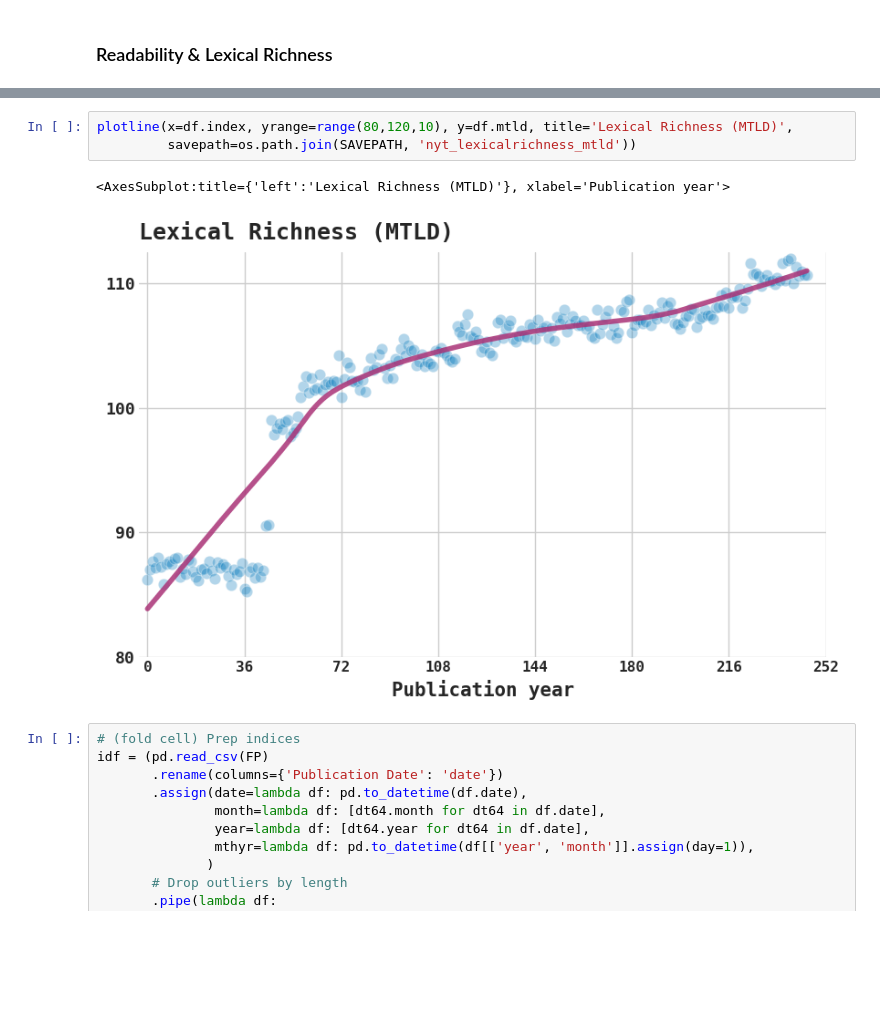
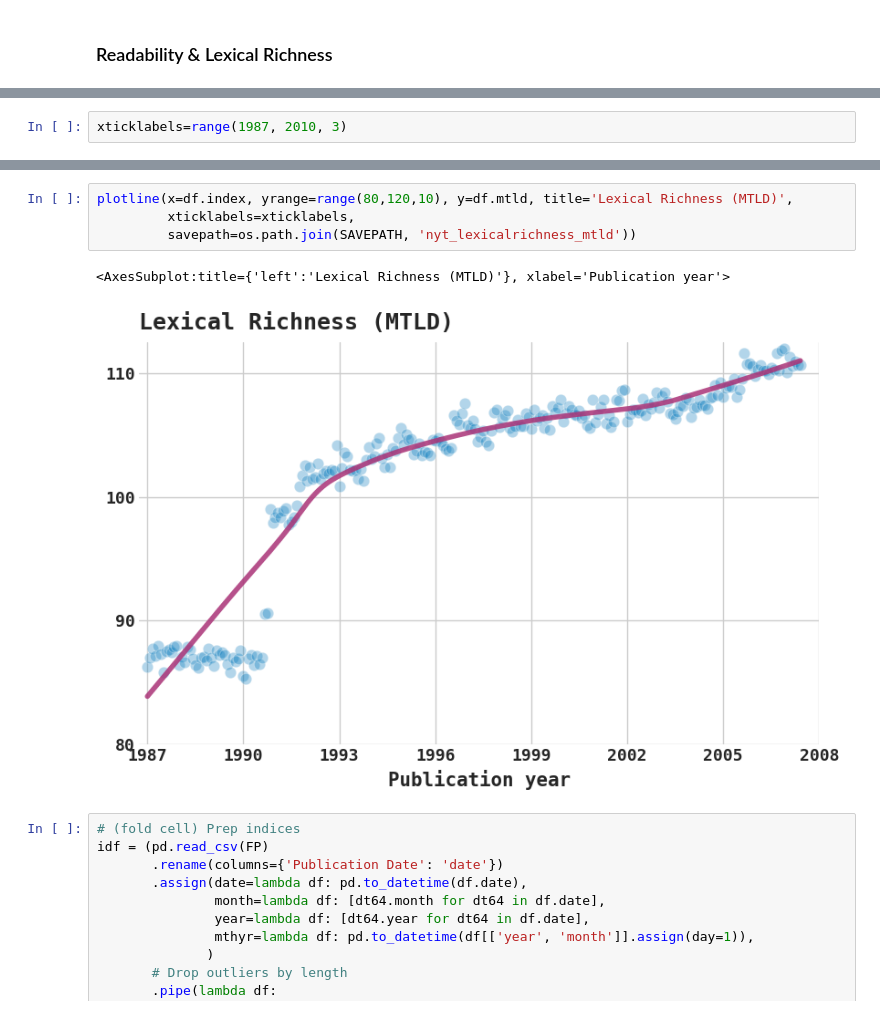
Before and after one commit to notnews/unreadable_news, a Jupyter notebook: scripts/02a_plot_nyt_textstatistics.ipynb, the cells around one changed output, grey strips where cells are left out. Cells and saved outputs as stored; diff of their text form; blank space fills up the shorter version.

```diff
--- a/scripts/02a_plot_nyt_textstatistics.ipynb
+++ b/scripts/02a_plot_nyt_textstatistics.ipynb
@@ -98,5 +98,7 @@ df.head(3)
 | 0 | 1987-01-01 | 59255.347607 | 48.395282 | 13.079217 | 15.347812 | 561.642908 | 249.332375 | 0.464668 | 86.237082 | ... |
 | 1 | 1987-02-01 | 61964.935736 | 48.262141 | 13.173343 | 15.384344 | 566.728874 | 251.335391 | 0.465815 | 87.008545 | ... |
 | 2 | 1987-03-01 | 21884.018438 | 48.456942 | 13.098056 | 15.259876 | 574.741305 | 255.275597 | 0.466182 | 87.694917 | ... |
+# %%
+xticklabels=range(1987, 2010, 3)
 # %%
 plotline(x=df.index, y=df.terms, yrange=range(550,750,50), title='Word Count per Article',
@@ -119,9 +124,10 @@ plotline(x=df.index, y=df.flesch_reading_ease, yrange=range(47,54,2), title='Rea
 # %%
 plotline(x=df.index, yrange=range(80,120,10), y=df.mtld, title='Lexical Richness (MTLD)',
+         xticklabels=xticklabels,
          savepath=os.path.join(SAVEPATH, 'nyt_lexicalrichness_mtld'))
 # %% [output]
 <AxesSubplot:title={'left':'Lexical Richness (MTLD)'}, xlabel='Publication year'>
-[figure, old version]
+[figure, new version]
 # %%
 # (fold cell) Prep indices
 idf = (pd.read_csv(FP)
```
Also changed, not shown: parts of 3 cells of this notebook, 33 other files.
